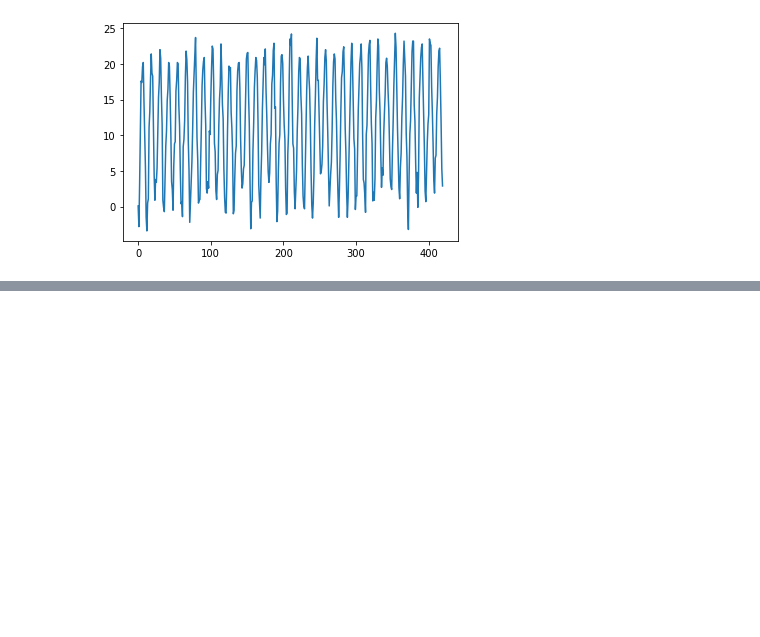
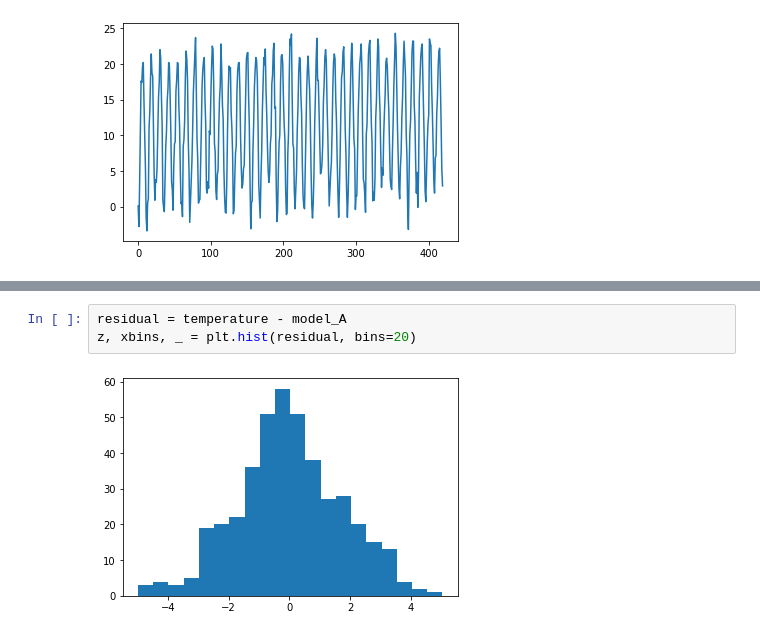
Before and after one commit to DejanPeric058/Seminarska-naloga-pri-Statistiki, a Jupyter notebook: 3. naloga.ipynb, the cells around one changed output, grey strips where cells are left out. Drawn from its saved outputs; the diff is of its cells as text; blank space fills up the shorter version.

```diff
--- a/3. naloga.ipynb
+++ b/3. naloga.ipynb
@@ -35,0 +111,5 @@ plt.ylim(min(Tplot)*0.8, 1.2*max(Tplot))
+# %%
+residual = temperature - model_A
+z, xbins, _ = plt.hist(residual, bins=20)
+# %% [output]
+[figure, added]
```
Also changed, not shown: parts of 11 cells of this notebook, 7 other files.
